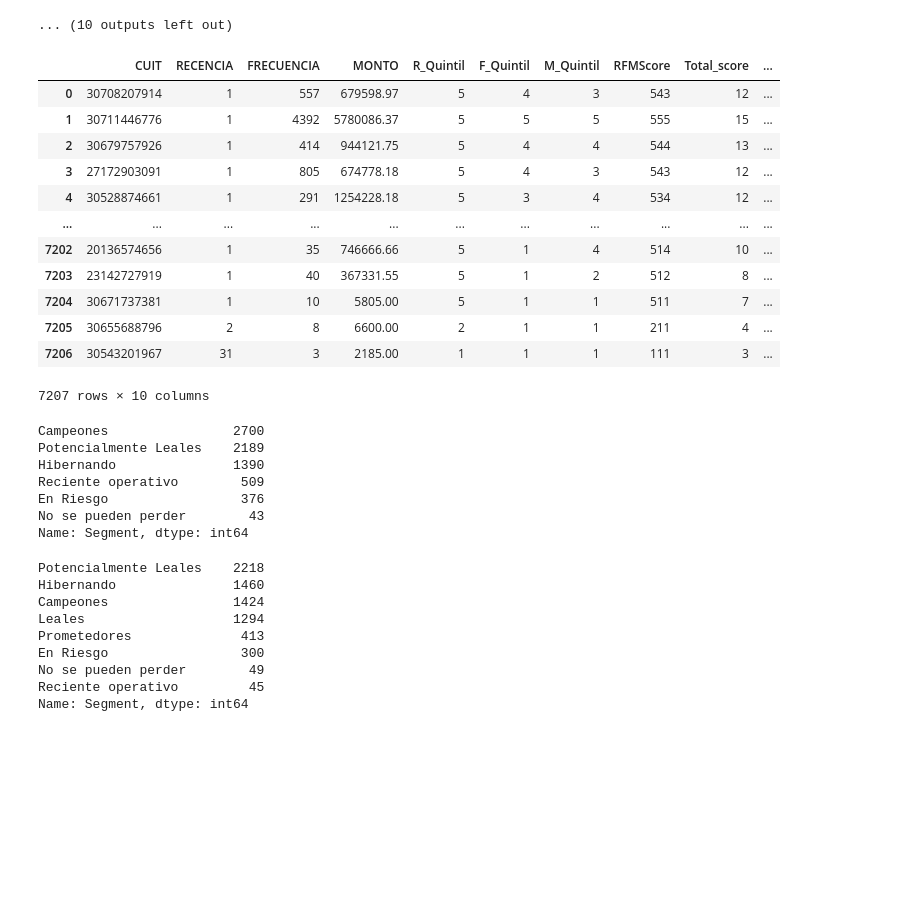
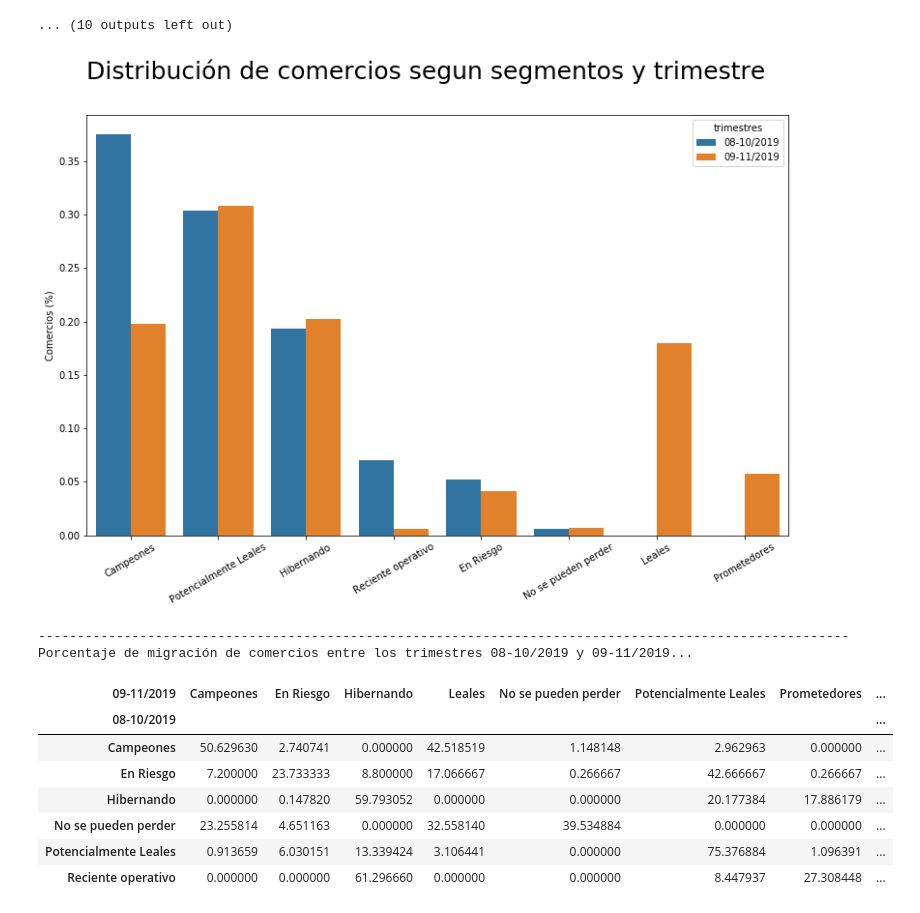
Before and after one commit to marquitos87/RFM_naranja, a Jupyter notebook: notebooks/Modelo_RFM/Plastico-Naranja/Naranja-comercios-V2/TOP/evolucion_trimestral/analisis.ipynb, the cells around one changed output. Drawn from its saved outputs; the diff is of its cells as text; code cells hidden in the pictures; blank space fills up the shorter version.

```diff
--- a/notebooks/Modelo_RFM/Plastico-Naranja/Naranja-comercios-V2/TOP/evolucion_trimestral/analisis.ipynb
+++ b/notebooks/Modelo_RFM/Plastico-Naranja/Naranja-comercios-V2/TOP/evolucion_trimestral/analisis.ipynb
@@ -198,3 +198,17 @@ La fecha de inicio es: 2019-09-25. La fecha final es: 2019-07-25.
 # %%
 fecha_in_1, fecha_out_1 = 20191025, 20190825
 fecha_in_2, fecha_out_2 = 20191125, 20190925
+label = 'TOP'
+migraciones(fecha_in_1, fecha_in_2, fecha_out_1, fecha_out_2, label)
+# %% [output]
+[figure, added]
+--------------------------------------------------------------------------------------------------------
+Porcentaje de migración de comercios entre los trimestres 08-10/2019 y 09-11/2019...
+| 09-11/2019 | Campeones | En Riesgo | Hibernando | Leales | No se pueden perder | Potencialmente Leales | Prometedores | ... |
+| 08-10/2019 |  |  |  |  |  |  |  | ... |
+| Campeones | 50.629630 | 2.740741 | 0.000000 | 42.518519 | 1.148148 | 2.962963 | 0.000000 | ... |
+| En Riesgo | 7.200000 | 23.733333 | 8.800000 | 17.066667 | 0.266667 | 42.666667 | 0.266667 | ... |
+| Hibernando | 0.000000 | 0.147820 | 59.793052 | 0.000000 | 0.000000 | 20.177384 | 17.886179 | ... |
+| No se pueden perder | 23.255814 | 4.651163 | 0.000000 | 32.558140 | 39.534884 | 0.000000 | 0.000000 | ... |
+| Potencialmente Leales | 0.913659 | 6.030151 | 13.339424 | 3.106441 | 0.000000 | 75.376884 | 1.096391 | ... |
+| Reciente operativo | 0.000000 | 0.000000 | 61.296660 | 0.000000 | 0.000000 | 8.447937 | 27.308448 | ... |
@@ -208,38 +214,0 @@ fecha_out_2 = str(fecha_out_2)
-# %%
-df1
-# %% [output]
-|  | CUIT | RECENCIA | FRECUENCIA | MONTO | R_Quintil | F_Quintil | M_Quintil | RFMScore | Total_score | ... |
-| 0 | 30708207914 | 1 | 557 | 679598.97 | 5 | 4 | 3 | 543 | 12 | ... |
-| 1 | 30711446776 | 1 | 4392 | 5780086.37 | 5 | 5 | 5 | 555 | 15 | ... |
-| 2 | 30679757926 | 1 | 414 | 944121.75 | 5 | 4 | 4 | 544 | 13 | ... |
-| 3 | 27172903091 | 1 | 805 | 674778.18 | 5 | 4 | 3 | 543 | 12 | ... |
-| 4 | 30528874661 | 1 | 291 | 1254228.18 | 5 | 3 | 4 | 534 | 12 | ... |
-| ... | ... | ... | ... | ... | ... | ... | ... | ... | ... | ... |
-| 7202 | 20136574656 | 1 | 35 | 746666.66 | 5 | 1 | 4 | 514 | 10 | ... |
-| 7203 | 23142727919 | 1 | 40 | 367331.55 | 5 | 1 | 2 | 512 | 8 | ... |
-| 7204 | 30671737381 | 1 | 10 | 5805.00 | 5 | 1 | 1 | 511 | 7 | ... |
-| 7205 | 30655688796 | 2 | 8 | 6600.00 | 2 | 1 | 1 | 211 | 4 | ... |
-| 7206 | 30543201967 | 31 | 3 | 2185.00 | 1 | 1 | 1 | 111 | 3 | ... |
-7207 rows × 10 columns
-# %%
-df1['Segment'].value_counts()
-# %% [output]
-Campeones                2700
-Potencialmente Leales    2189
-Hibernando               1390
-Reciente operativo        509
-En Riesgo                 376
-No se pueden perder        43
-Name: Segment, dtype: int64
-# %%
-df2['Segment'].value_counts()
-# %% [output]
-Potencialmente Leales    2218
-Hibernando               1460
-Campeones                1424
-Leales                   1294
-Prometedores              413
-En Riesgo                 300
-No se pueden perder        49
-Reciente operativo         45
-Name: Segment, dtype: int64
```
Also changed, not shown: parts of 13 cells of this notebook, 5 other files.
